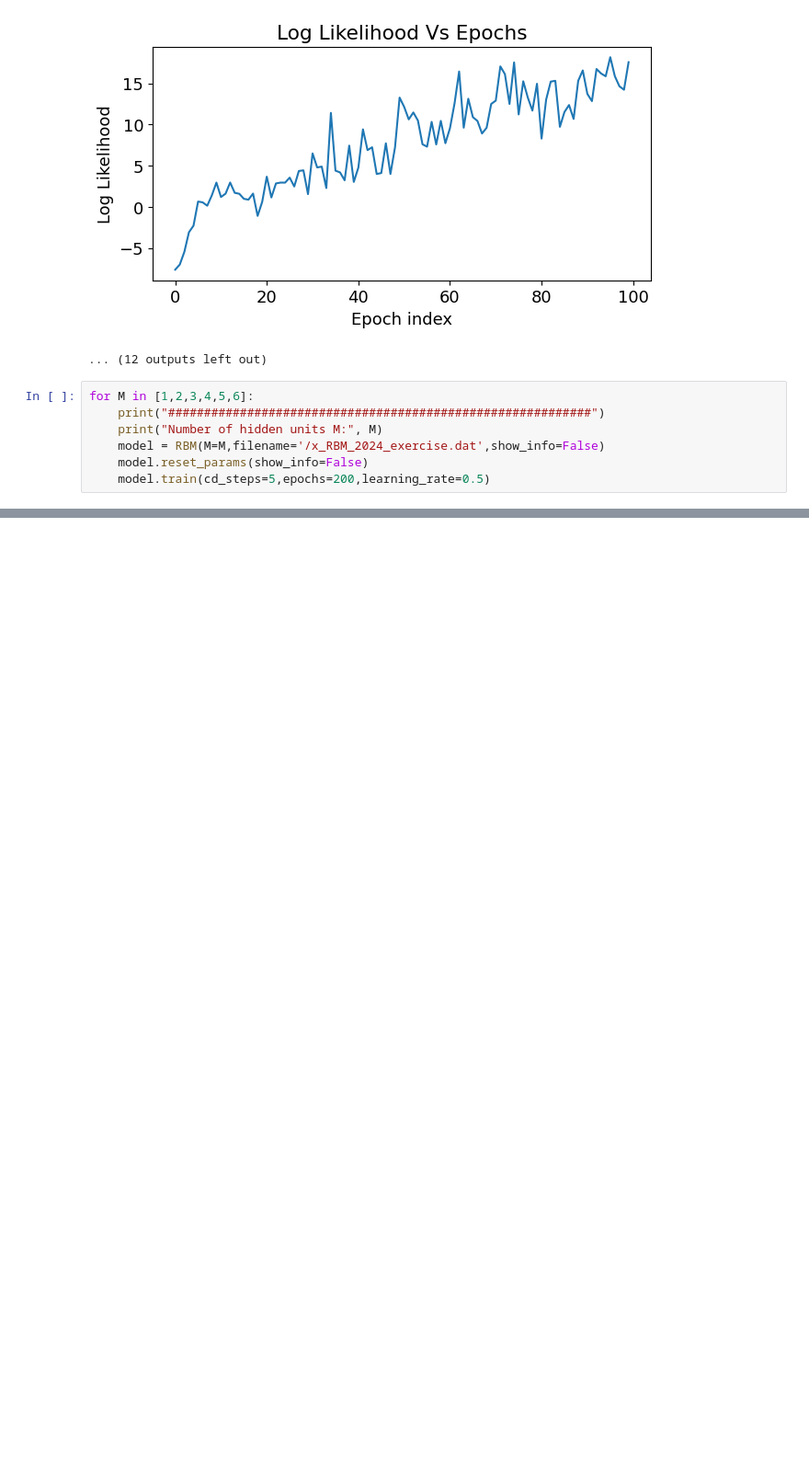
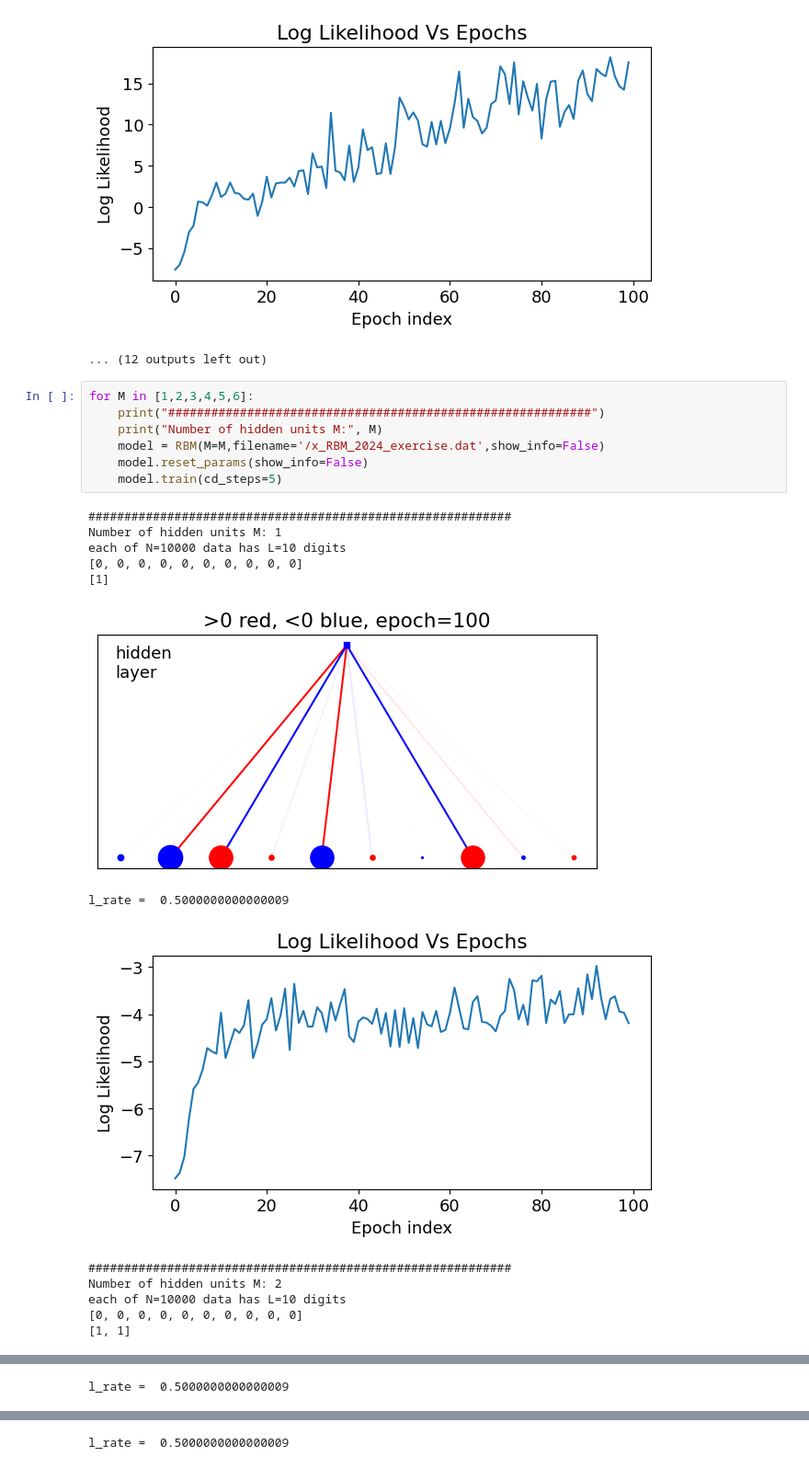
Before and after one commit to pietromalagoli/LCPB, a Jupyter notebook: Assignments/Ex4/group2404_exercise4.ipynb, the cells around one changed output, grey strips where cells are left out. Shown at 92% size. Cells and saved outputs as stored; diff of their text form; blank space fills up the shorter version.

Commit message:
Also run the cd_step=5 cell

```diff
--- a/Assignments/Ex4/group2404_exercise4.ipynb
+++ b/Assignments/Ex4/group2404_exercise4.ipynb
@@ -380,7 +380,21 @@ l_rate =  0.5000000000000009
 # %%
 for M in [1,2,3,4,5,6]:
     print("###########################################################")
     print("Number of hidden units M:", M)
     model = RBM(M=M,filename='/x_RBM_2024_exercise.dat',show_info=False)
     model.reset_params(show_info=False)
-    model.train(cd_steps=5,epochs=200,learning_rate=0.5)
+    model.train(cd_steps=5)
+# %% [output]
+###########################################################
+Number of hidden units M: 1
+each of N=10000 data has L=10 digits
+[0, 0, 0, 0, 0, 0, 0, 0, 0, 0]
+[1]
+[figure, added]
+l_rate =  0.5000000000000009
+[figure, added]
+###########################################################
+Number of hidden units M: 2
+each of N=10000 data has L=10 digits
+[0, 0, 0, 0, 0, 0, 0, 0, 0, 0]
+[1, 1]
@@ -386,0 +402 @@ for M in [1,2,3,4,5,6]:
+l_rate =  0.5000000000000009
@@ -386,0 +410 @@ for M in [1,2,3,4,5,6]:
+l_rate =  0.5000000000000009
```
Also changed, not shown: parts of 1 cell of this notebook.
